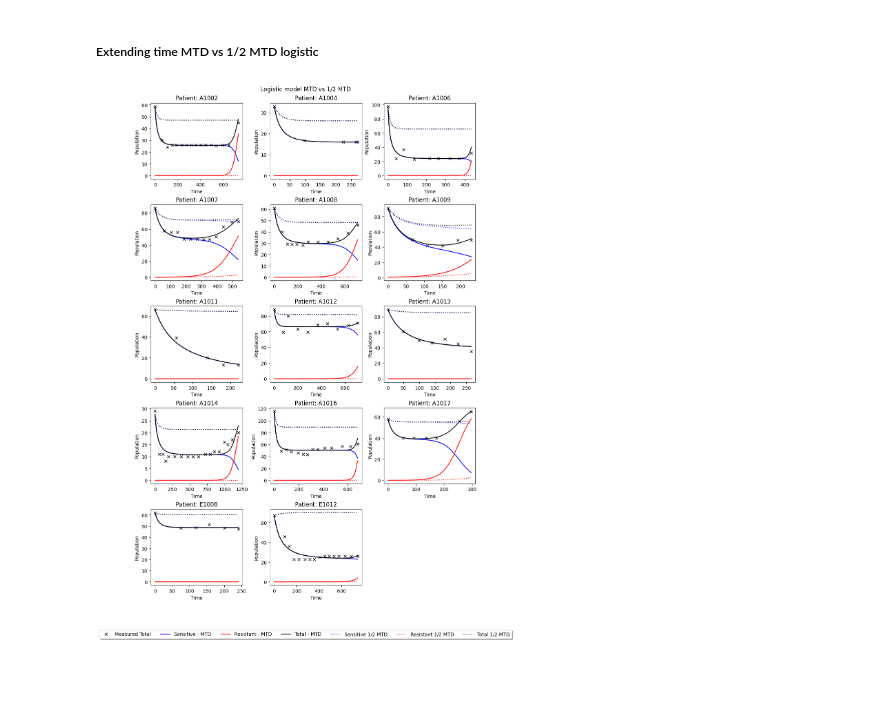
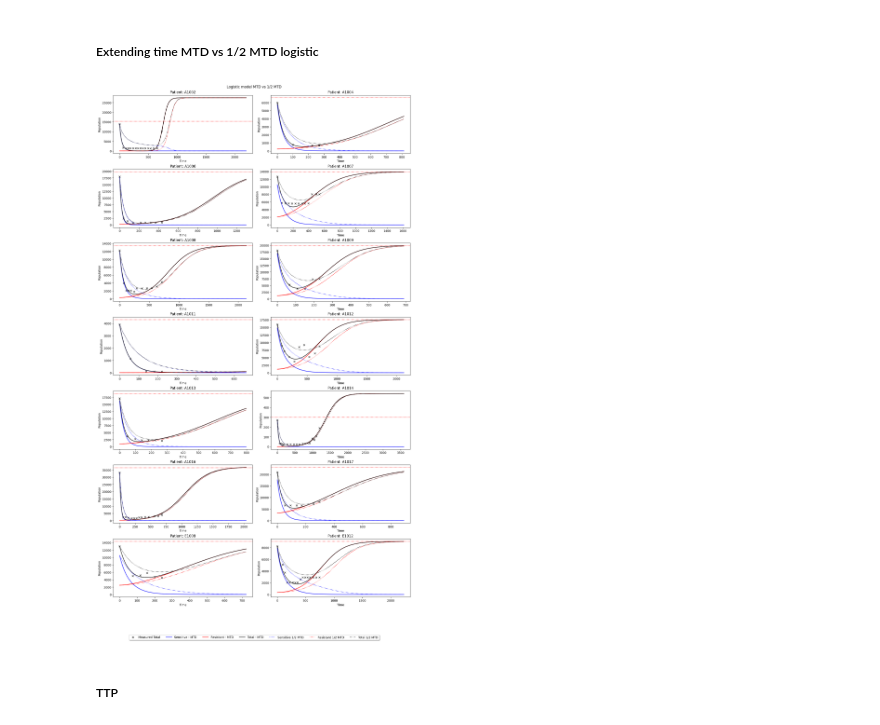
Before and after one commit to hkailas/Erlotinib, a Jupyter notebook: Erlotinib_predictions.ipynb, the cells around one changed output. Cells and saved outputs as stored; diff of their text form; code cells hidden in the pictures; blank space fills up the shorter version.

```diff
--- a/Erlotinib_predictions.ipynb
+++ b/Erlotinib_predictions.ipynb
@@ -68,7 +42,8 @@ def system_ode_logistic(time, populations, params):
 
 # Cost function
 def cost_func_logistic(params, time, data):
-    initial_populations = params[3:]
+    # initial_populations = params[3:]
+    initial_populations = [params[3], data[0]-params[3]]
     tspan = [days[0], days[-1]]
 
     pred_data_log = solve_ivp(system_ode_logistic, tspan, initial_populations,
@@ -206,12 +74,12 @@ master_dictionary = {} # dictionary to store the optimized parameters for each p
 for id in unique_IDs:
 
     days = df.days[df.ID == id].tolist()
-    data = df.sum_tumor_lengths[df.ID == id].tolist()
+    data = df.Sum_tumor_volume[df.ID == id].tolist()
     max_value = max(data[0], data[-1])
 
     print("Working on patient:", id, " Number of data points:", len(days))
-    #bounds = [(3e-2, 3e-1), (1.1*max_value, 2*max_value), (1e-2, 1e-1),(0, data[0]), (0, 3*data[0])] # r, K, kd, spop, rpop
-    bounds = [(5e-3, 3e-1), (1.1*max_value, 2*max_value), (1e-2, 1e-1),(0, data[0]-1e-3)] # r, K, kd, spop0, rpop0
+    #bounds = [(3e-2, 3e-1), (1.1*max_value, 2*max_value), (1e-2, 1e-1),(0, data[0]) # r, K, kd, spop, rpop
+    bounds = [(5e-3, 3e-1), (1.1*max_value, 2*max_value), (1e-2, 1e-1),(0, data[0]-1e-3)] # r, K, kd, spop0,
 
 
     # Use differential_evolution to perform a random search
@@ -264,11 +132,11 @@ fig, axs = plt.subplots(nrows, ncols, figsize=(10, 15), constrained_layout=True)
 for index, id in enumerate(unique_IDs, start=0):
     #print("Patient:", id, " Optimal parameters: ", master_dictionary[id])
     days = df.days[df.ID == id].tolist()
-    data = df.sum_tumor_lengths[df.ID == id].tolist()
+    data = df.Sum_tumor_volume[df.ID == id].tolist()
     tspan = np.linspace(0, days[-1], 300)
 
     optimal_params_log = master_dictionary[id]
-    init_populations_log = optimal_params_log[3:-1]
+    init_populations_log = [optimal_params_log[3], data[0]-optimal_params_log[3]]
 
     pred_data_log = solve_ivp(system_ode_logistic, [0,days[-1]],
                             init_populations_log, dense_output=True,
@@ -277,9 +145,6 @@ for index, id in enumerate(unique_IDs, start=0):
 
 #plotting
     ax = axs.flatten()[(index)%len(unique_IDs)]
-    days = df.days[df.ID == id].tolist()
-    data = df.sum_tumor_lengths[df.ID == id].tolist()
-    tspan = np.linspace(0, days[-1], 300)
 
     ax.plot(days, data, 'kx', label='Measured Total') # plot data points
     ax.plot(tspan, pred_data_log.sol(tspan)[0], 'b-', label='Sensitive - Log') # plot logistic model
@@ -390,34 +248,51 @@ for key in master_dictionary_copy:
 
 # setting up subplots
 n = len(unique_IDs)
-ncols = 3
+ncols = 2
 nrows = np.ceil(n / ncols).astype(int)
-fig, axs = plt.subplots(nrows, ncols, figsize=(10, 15), constrained_layout=True)
+fig, axs = plt.subplots(nrows, ncols, figsize=(15, 25), constrained_layout=True)
 
 # fitting data for parameters with half medication
 for index, id in enumerate(unique_IDs, start=0):
 
     days = df.days[df.ID == id].tolist()
-    data = df.sum_tumor_lengths[df.ID == id].tolist()
-    tspan = np.linspace(0, days[-1], 300)
+    data = df.Sum_tumor_volume[df.ID == id].tolist()
+    sim_time_factor = 3
+
+    tspan = np.linspace(0, sim_time_factor*days[-1], 1000)
 
     ### optimal params original medication
     optimal_params_log = master_dictionary[id]
-    init_populations_log = optimal_params_log[3:-1]
-
-    pred_data_log = solve_ivp(system_ode_logistic, [0,days[-1]],
-                            init_populations_log, dense_output=True, max_step=1e-3,
+    init_populations_log = [optimal_params_log[3],data[0]-optimal_params_log[3]]
+    pred_data_log = solve_ivp(system_ode_logistic, [0,sim_time_factor*days[-1]],
+                            init_populations_log, dense_output=True,
                             args = tuple([optimal_params_log[:3]]))
     sum_pops_log = np.sum(pred_data_log.sol(tspan), axis=0)
 
-    ### optimal params 1/2 medication
+
+
+
+### optimal params 1/2 medication
     optimal_params_log_half = master_dictionary_copy[id]
-    init_populations_log_half = optimal_params_log_half[3:-1]
+    init_populations_log_half = [optimal_params_log_half[3],data[0]-optimal_params_log_half[3]]
 
-    pred_data_log_half = solve_ivp(system_ode_logistic, [0,days[-1]],
-                            init_populations_log_half, dense_output=True, max_step = 1e-2,
+    pred_data_log_half = solve_ivp(system_ode_logistic, [0, sim_time_factor*days[-1]],
+                            init_populations_log_half, dense_output=True, max_step = 1,
                             args = tuple([optimal_params_log_half[:3]]))
     sum_pops_log_half = np.sum(pred_data_log_half.sol(tspan), axis=0)
+
+    # Find progression for logistic MTD
+    progression_mtd = np.argmin(np.abs(sum_pops_log - 1.1*data[0]))
+    x_value_progression = tspan[progression_mtd]
+
+    # Find progression for logistic half MTD
+    progression_half_mtd = np.argmin(np.abs(sum_pops_log_half - 1.1*data[0]))
+    x_value_progression_half = tspan[progression_half_mtd]
+
+    # Append the id and x_value_progression to the list
+    progression_list.append((id, x_value_progression))
+    progression_half_list.append((id, x_value_progression_half))
+
 
 #plotting
     ax = axs.flatten()[(index)%len(unique_IDs)]
@@ -426,32 +301,36 @@ for index, id in enumerate(unique_IDs, start=0):
     ax.plot(tspan, pred_data_log.sol(tspan)[0], 'b-', label='Sensitive - Log') # plot logistic model
     ax.plot(tspan, pred_data_log.sol(tspan)[1], 'r-', label='Resistant - Log')
     ax.plot(tspan, sum_pops_log, 'k-', label='Total - Log')
+    ax.axhline(y=1.1*data[0], color='r', linestyle=':') ### line to show progression
+
 
     # plot with half medication
     ax.plot(tspan, pred_data_log_half.sol(tspan)[0], 'b:', label='Sensitive - Log')
     ax.plot(tspan, pred_data_log_half.sol(tspan)[1], 'r:', label='Resistant - Log')
     ax.plot(tspan, sum_pops_log_half, 'k:', label='Total - Log')
 
     #set axis labels
     ax.set_xlabel('Time')
     ax.set_ylabel('Population')
     ax.set_title(f'Patient: {id}')
 
 for i in range(index+1, nrows*ncols):
     axs.flatten()[i].axis('off') #hide empty subplots
 
 legend_elements = [Line2D([0], [0], marker='x', color='k', label='Measured Total', linestyle='None'),
                    Line2D([0], [0], color='b', label='Sensitive - MTD'),
                    Line2D([0], [0], color='r', label='Resistant - MTD'),
                    Line2D([0], [0], color='k',label='Total - MTD'),
                    Line2D([0], [0], color='b', linestyle=':', label='Sensitive 1/2 MTD'),
                    Line2D([0], [0], color='r', linestyle=':', label='Resistant 1/2 MTD'),
                    Line2D([0], [0], color='k', linestyle= ':' ,label='Total 1/2 MTD')]
 
 
 fig.legend(handles=legend_elements, loc='upper center', bbox_to_anchor=(0.5, -0.05),
 fancybox=True, shadow=True, ncol=7)
 fig.suptitle('Logistic model MTD vs 1/2 MTD')
 plt.show()
 # %% [output]
-[figure, old version]
+[figure, new version]
+# %% [markdown]
+##### TTP
```
Also changed, not shown: parts of 10 cells of this notebook, 1 other file.
